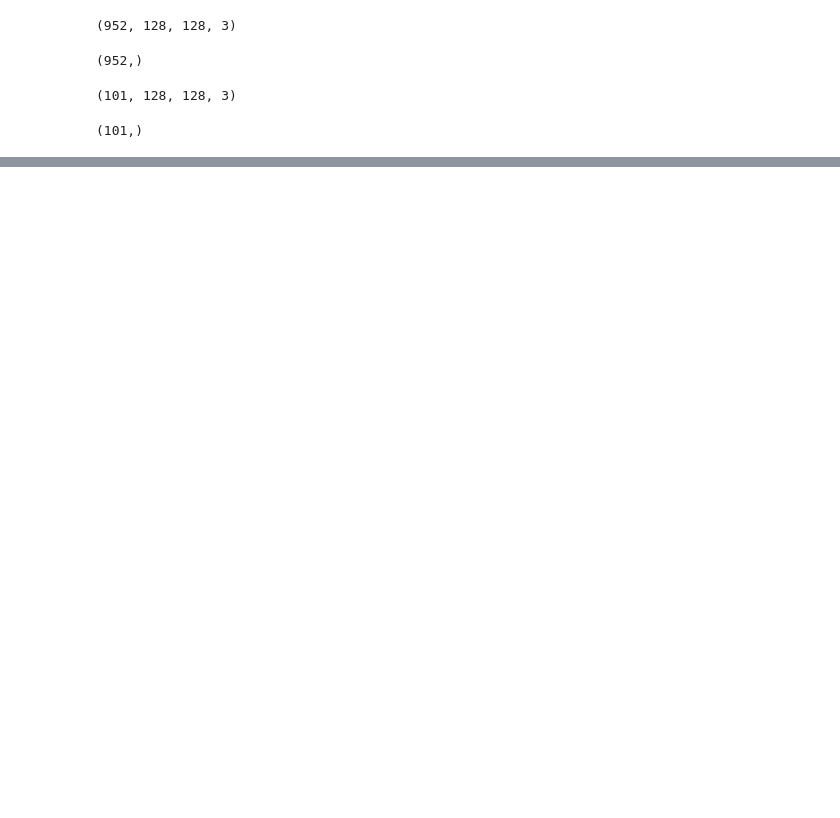
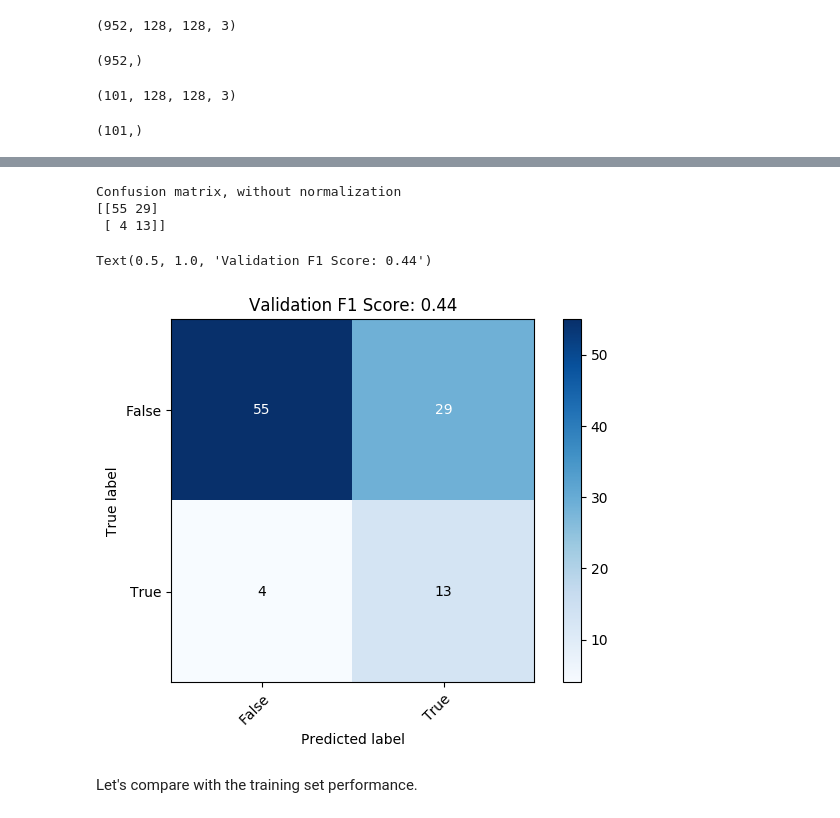
Before and after one commit to grace3999/USV_Python, a Jupyter notebook: Notebooks/6_xr_Annotations_deeplearning.ipynb, the cells around one changed output, grey strips where cells are left out. Cells and saved outputs as stored; diff of their text form; code cells hidden in the pictures; blank space fills up the shorter version.

```diff
--- a/Notebooks/6_xr_Annotations_deeplearning.ipynb
+++ b/Notebooks/6_xr_Annotations_deeplearning.ipynb
@@ -292,0 +500,12 @@ print(classification_report(validation_generator.classes, y_pred, target_names=t
+# %%
+plt.style.use('default')
+plot_confusion_matrix(list(y_test), y_pred.flatten(),unique_labels(y_pred.flatten(),list(y_test)))
+plt.title('Validation F1 Score: ' + str(round(f1_score(y_test,y_pred),2)))
+# %% [output]
+Confusion matrix, without normalization
+[[55 29]
+ [ 4 13]]
+Text(0.5, 1.0, 'Validation F1 Score: 0.44')
+[figure, added]
+# %% [markdown]
+Let's compare with the training set performance.
```
Also changed, not shown: parts of 43 cells of this notebook.
